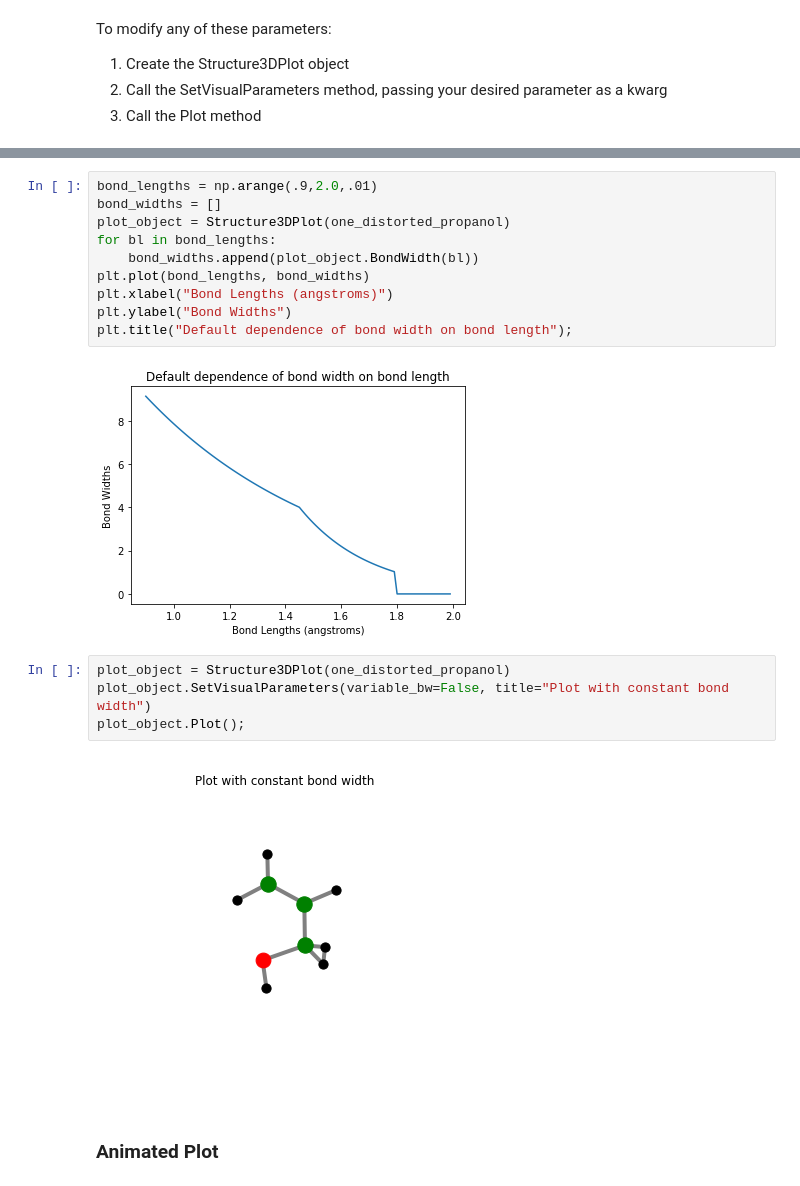
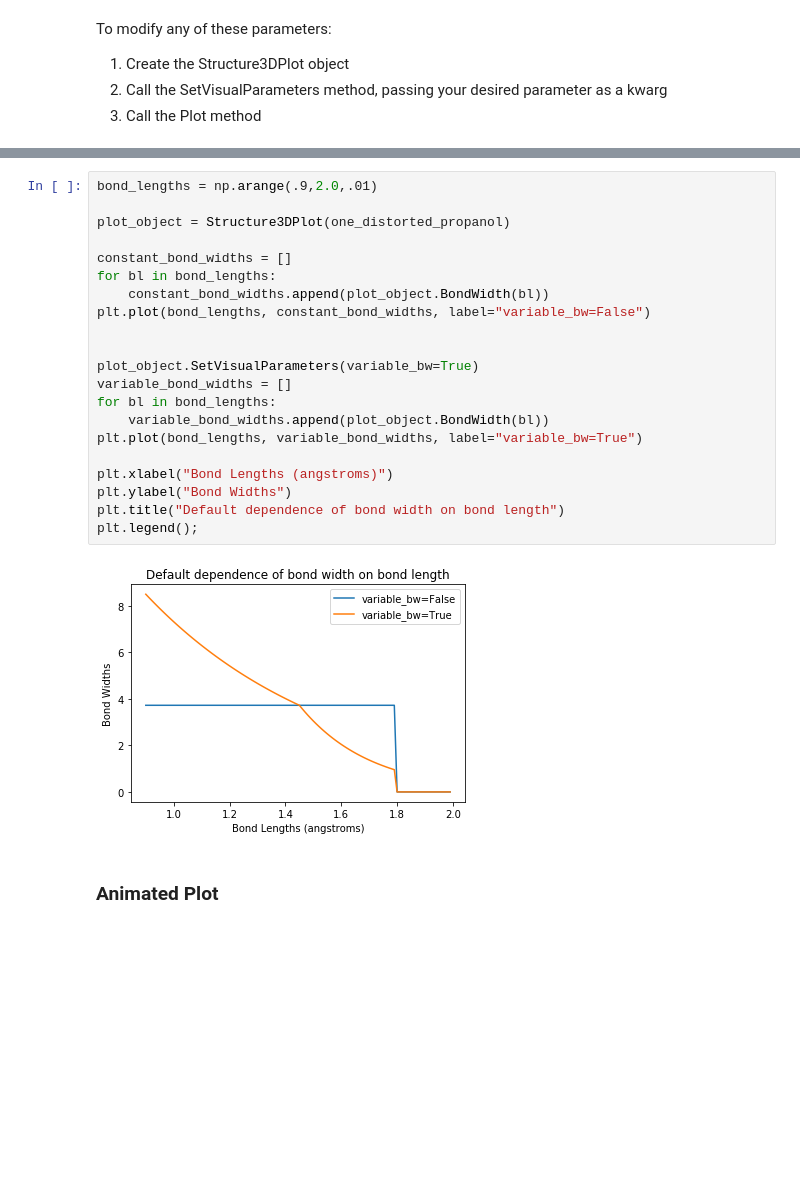
Before and after one commit to alvarovm/minigap, a Jupyter notebook: notebooks/Visualize_Structures.ipynb, the cells around one changed output, grey strips where cells are left out. Drawn from its saved outputs; the diff is of its cells as text; blank space fills up the shorter version.

```diff
--- a/notebooks/Visualize_Structures.ipynb
+++ b/notebooks/Visualize_Structures.ipynb
@@ -60,21 +66,26 @@ By default, bond width varies with bond length. You can change this by setting v
 # %%
 bond_lengths = np.arange(.9,2.0,.01)
-bond_widths = []
+
 plot_object = Structure3DPlot(one_distorted_propanol)
+
+constant_bond_widths = []
 for bl in bond_lengths:
-    bond_widths.append(plot_object.BondWidth(bl))
-plt.plot(bond_lengths, bond_widths)
+    constant_bond_widths.append(plot_object.BondWidth(bl))
+plt.plot(bond_lengths, constant_bond_widths, label="variable_bw=False")
+
+
+plot_object.SetVisualParameters(variable_bw=True)
+variable_bond_widths = []
+for bl in bond_lengths:
+    variable_bond_widths.append(plot_object.BondWidth(bl))
+plt.plot(bond_lengths, variable_bond_widths, label="variable_bw=True")
+
 plt.xlabel("Bond Lengths (angstroms)")
 plt.ylabel("Bond Widths")
-plt.title("Default dependence of bond width on bond length");
+plt.title("Default dependence of bond width on bond length")
+plt.legend();
 # %% [output]
-[figure, old version]
+[figure, new version]
-# %%
-plot_object = Structure3DPlot(one_distorted_propanol)
-plot_object.SetVisualParameters(variable_bw=False, title="Plot with constant bond width")
-plot_object.Plot();
-# %% [output]
-[figure, removed]
 # %% [markdown]
 ### Animated Plot
 # %% [markdown]
```
Also changed, not shown: parts of 9 cells of this notebook, 4 other files.
